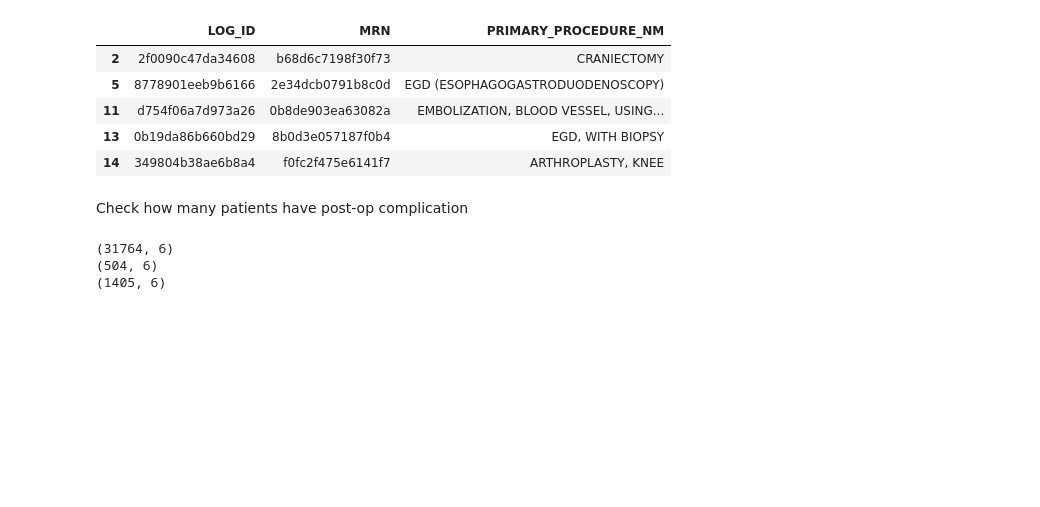
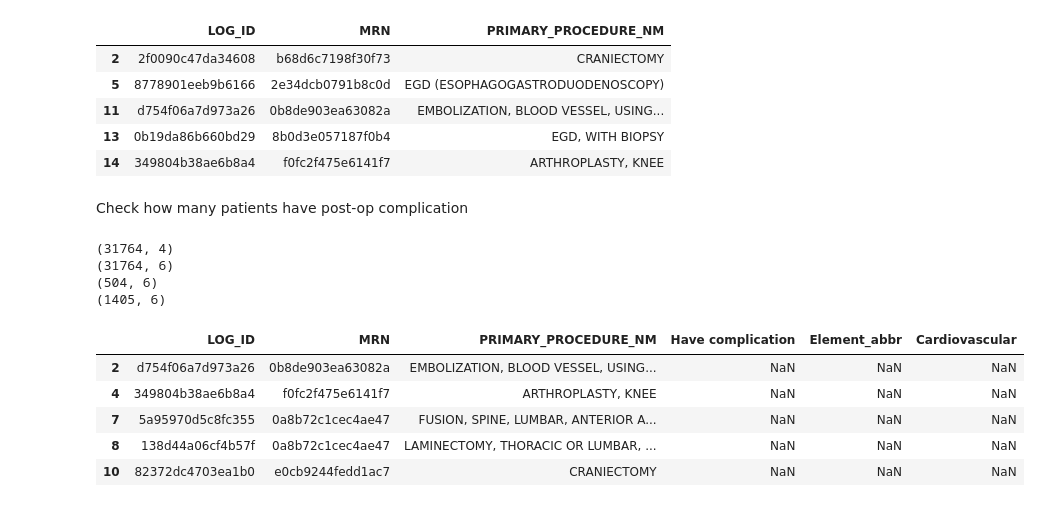
Before and after one commit to jiulong15/comp90051, a Jupyter notebook: code/patient_label.ipynb, the cells around one changed output. Saved outputs shown, nothing was run; the diff lists cells and outputs as text; code cells hidden in the pictures; blank space fills up the shorter version.

```diff
--- a/code/patient_label.ipynb
+++ b/code/patient_label.ipynb
@@ -175,18 +176,28 @@ Check how many patients have post-op complication
 # %%
 post_op['Have complication']  = 1
 post_op_complication = post_op[['LOG_ID','MRN','Have complication']]
 post_op_complication = post_op_complication.drop_duplicates(subset=['LOG_ID','MRN'], keep='first')
 
-train_data = pd.merge(patient_list, post_op_complication, on=['LOG_ID','MRN'], how='left')
-train_data = pd.merge(train_data, post_op_cardiac, on=['LOG_ID','MRN'], how='left')
+train_data1 = pd.merge(patient_list, post_op_complication, on=['LOG_ID','MRN'], how='left')
+train_data2 = pd.merge(train_data1, post_op_cardiac, on=['LOG_ID','MRN'], how='left')
 
-print(train_data.shape)
-patient_with_cardiovascular = train_data[train_data['Cardiovascular'] == 1]
-patient_without_complication = train_data[train_data['Have complication'] != 1]
+print(train_data1.shape)
+print(train_data2.shape)
+patient_with_cardiovascular = train_data2[train_data2['Cardiovascular'] == 1]
+patient_without_complication = train_data2[train_data2['Have complication'] != 1]
+
 
 print(patient_with_cardiovascular.shape)
 print(patient_without_complication.shape)
+patient_without_complication.head()
 # %% [output]
+(31764, 4)
 (31764, 6)
 (504, 6)
 (1405, 6)
+|  | LOG_ID | MRN | PRIMARY_PROCEDURE_NM | Have complication | Element_abbr | Cardiovascular |
+| 2 | d754f06a7d973a26 | 0b8de903ea63082a | EMBOLIZATION, BLOOD VESSEL, USING... | NaN | NaN | NaN |
+| 4 | 349804b38ae6b8a4 | f0fc2f475e6141f7 | ARTHROPLASTY, KNEE | NaN | NaN | NaN |
+| 7 | 5a95970d5c8fc355 | 0a8b72c1cec4ae47 | FUSION, SPINE, LUMBAR, ANTERIOR A... | NaN | NaN | NaN |
+| 8 | 138d44a06cf4b57f | 0a8b72c1cec4ae47 | LAMINECTOMY, THORACIC OR LUMBAR, ... | NaN | NaN | NaN |
+| 10 | 82372dc4703ea1b0 | e0cb9244fedd1ac7 | CRANIECTOMY | NaN | NaN | NaN |
```
Also changed, not shown: parts of 13 cells of this notebook, 1 other file.
